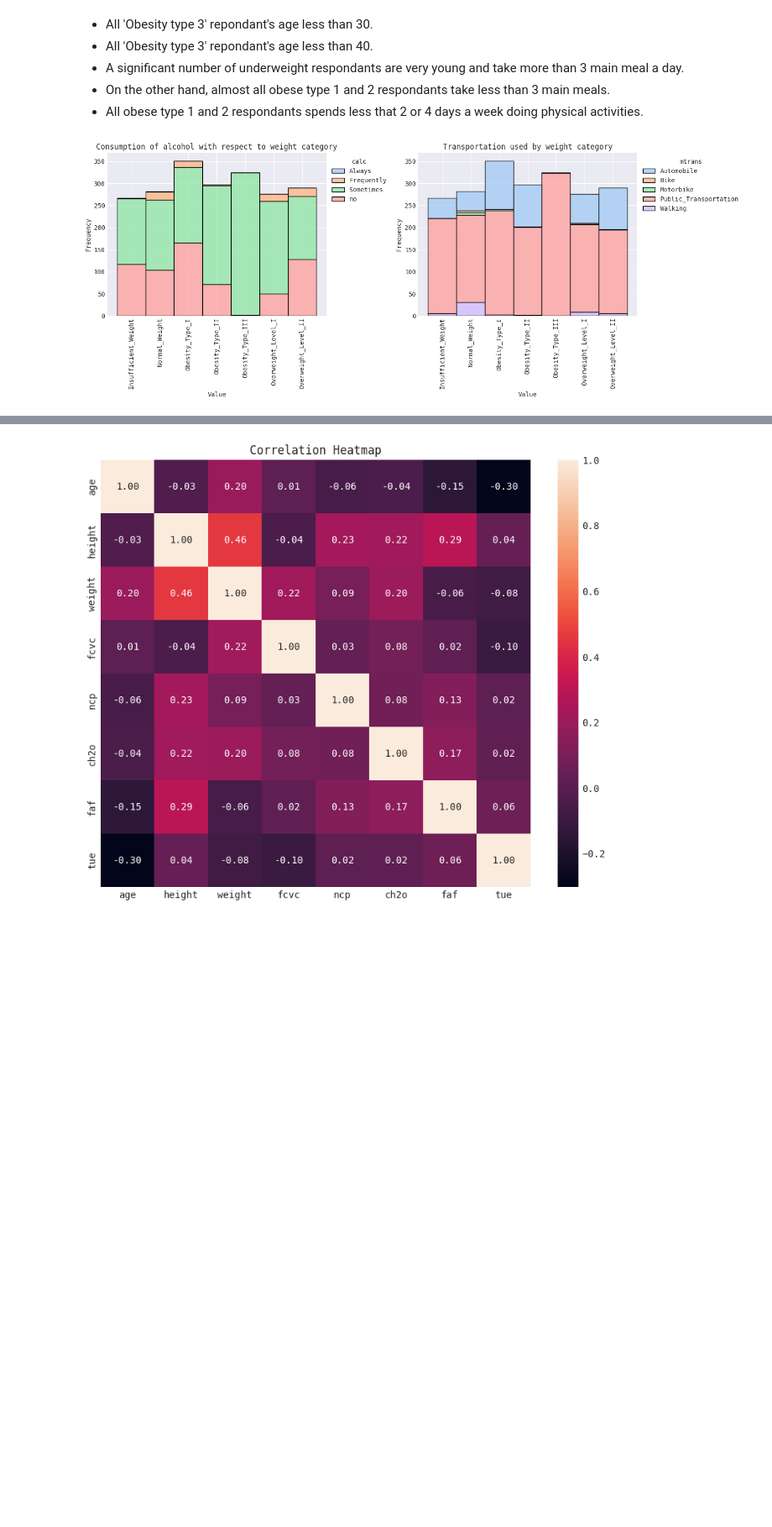
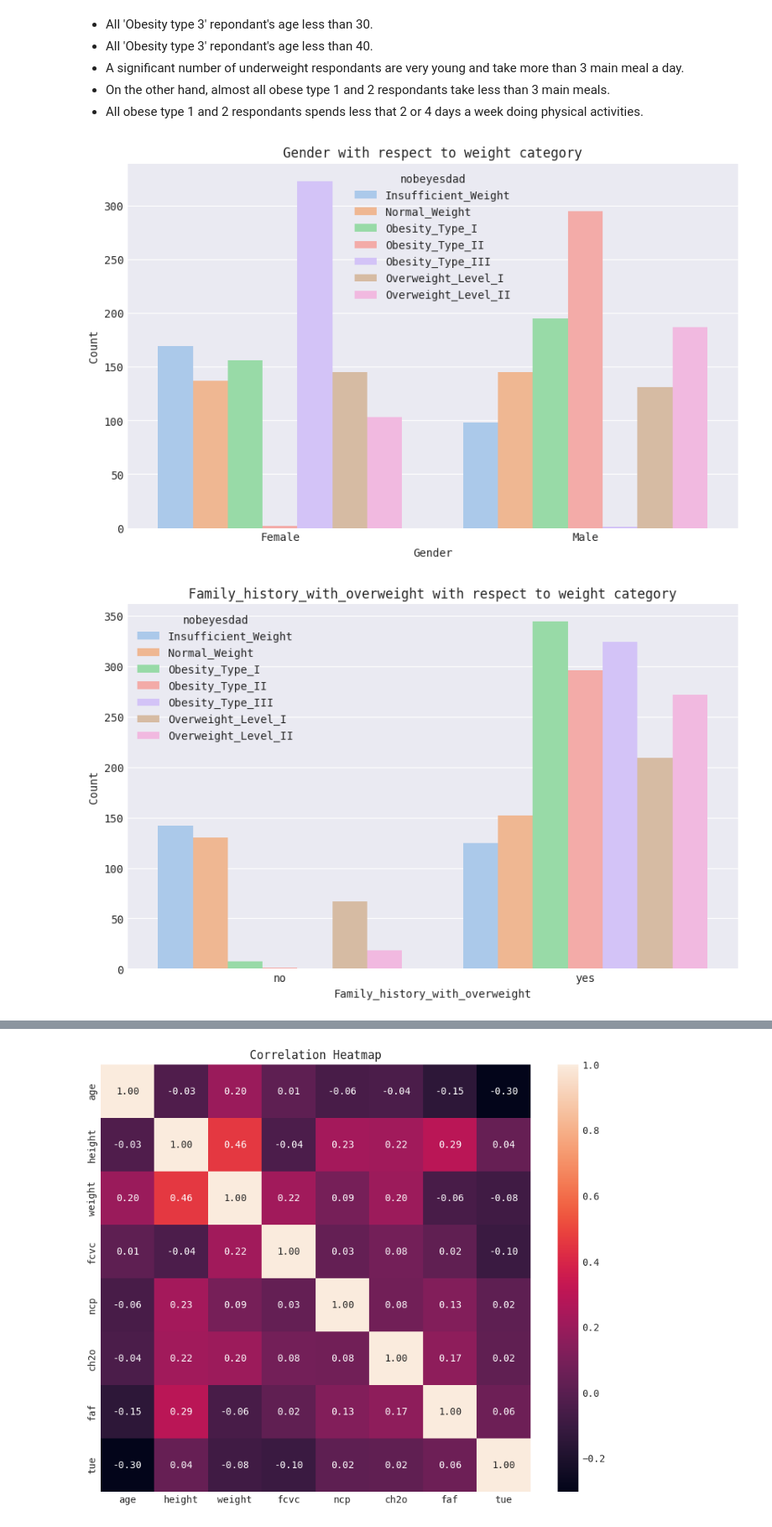
Before and after one commit to helloitsurdvq/ObesityLevelClassification, a Jupyter notebook: src/eda.ipynb, the cells around one changed output, grey strips where cells are left out. Shown at 84% size. Drawn from its saved outputs; the diff is of its cells as text; code cells hidden in the pictures; blank space fills up the shorter version.

```diff
--- a/src/eda.ipynb
+++ b/src/eda.ipynb
@@ -402,24 +430,21 @@ plt.show()
 - A significant number of underweight respondants are very young and take more than 3 main meal a day.
 - On the other hand, almost all obese type 1 and 2 respondants take less than 3 main meals.
 - All obese type 1 and 2 respondants spends less that 2 or 4 days a week doing physical activities.
-# %%
-fix, axes = plt.subplots(1, 2, figsize=(15, 6))
-
-sns.histplot(data=df, ax=axes[0], x='nobeyesdad', hue='calc', legend=True,  multiple='stack', palette='pastel')
-sns.histplot(data=df, ax=axes[1], x='nobeyesdad', hue='mtrans', legend=True,  multiple='stack', palette='pastel')
-
-for ax in axes:
-    ax.set_xlabel('Value')
-    ax.set_ylabel('Frequency')
-    ax.tick_params(axis='x', labelrotation=90)
-    sns.move_legend(ax, "upper left", bbox_to_anchor=(1, 1))
-
-# Add Titles
-axes[0].set_title('Consumption of alcohol with respect to weight category')
-axes[1].set_title('Transportation used by weight category')
-
-plt.tight_layout()
-plt.subplots_adjust(hspace=0.4)
-plt.show()
-# %% [output]
-[figure, removed]
+# %%
+def plot_categorical_with_target(df, cate_col, target_col):
+    for col in cate_col:
+        if col == 'nobeyesdad':
+            continue
+        plt.figure(figsize=(10, 6))
+        sns.countplot(data=df, x=col, hue=target_col, palette='pastel')
+        plt.title(f"{col.capitalize()} with respect to weight category")
+        plt.xlabel(col.capitalize())
+        plt.ylabel('Count')
+        plt.legend(title=target_col)
+        plt.show()
+
+# Call the function
+plot_categorical_with_target(df, categorical_cols, 'nobeyesdad')
+# %% [output]
+[figure, added]
+[figure, added]
```
Also changed, not shown: parts of 10 cells of this notebook, 1 other file.
